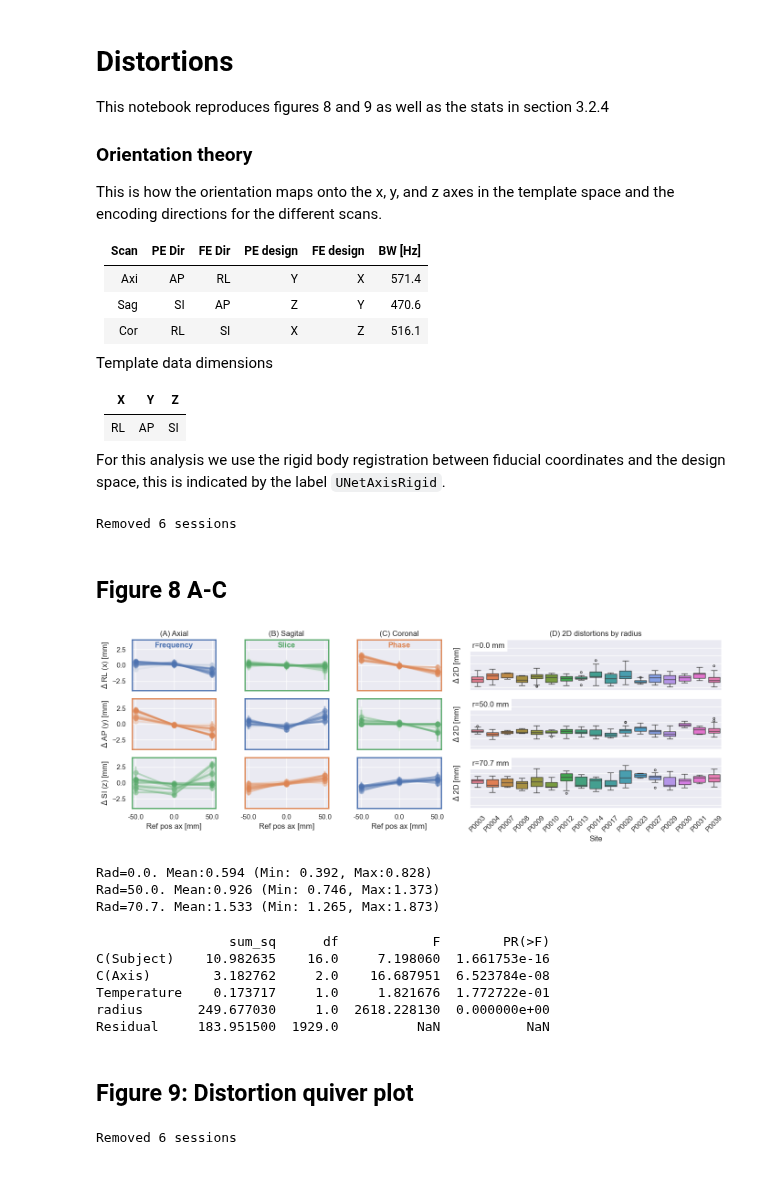
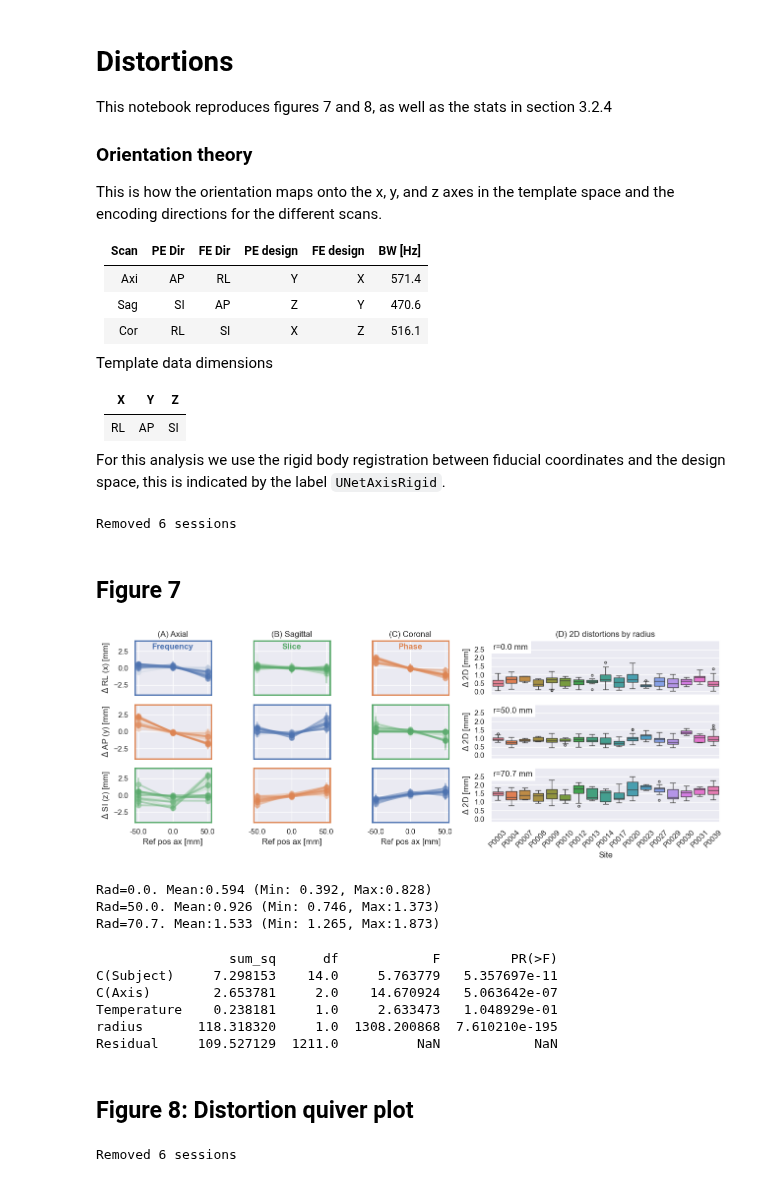
Before and after one commit to UNITY-Physics/unity_qa_paper, a Jupyter notebook: notebooks/distortions.ipynb, the cells around one changed output. Cells and saved outputs as stored; diff of their text form; code cells hidden in the pictures.

Commit message:
Updates and figure numbers

```diff
--- a/notebooks/distortions.ipynb
+++ b/notebooks/distortions.ipynb
@@ -1,7 +1,7 @@
 # %% [markdown]
 # Distortions
 
-This notebook reproduces figures 8 and 9 as well as the stats in section 3.2.4
+This notebook reproduces figures 7 and 8, as well as the stats in section 3.2.4
 
 ### Orientation theory
 
@@ -53,11 +53,11 @@ mean_rad_df = calc_mean_2D_dist_radius(df)
 # %% [output]
 Removed 6 sessions
 # %% [markdown]
-## Figure 8 A-C
+## Figure 7
 # %%
 # Figure showing distortions along phase, frequency and slice encoding direction
 sns.set_theme()
-fig, axes = plt.subplots(3,4,figsize=(14,5), width_ratios=[1,1,1,3], layout='tight')
+fig, axes = plt.subplots(3,4,figsize=(13,5), width_ratios=[1,1,1,3], squeeze=True)
 my_colors = {'frequency':'C00', 'phase':'C01', 'slice':'C02'}
 
 for icol,my_or in enumerate(['axi', 'sag', 'cor']):
@@ -77,7 +77,7 @@ for ax in axes[:-1,:].flatten():
     ax.set_xlabel(None)
     ax.set_xticklabels([])
 
-for ax in axes[:,1:].flatten():
+for ax in axes[:,1:-1].flatten():
     ax.set_ylabel(None)
     ax.set_yticklabels([])
 
@@ -94,7 +94,7 @@ axes[0,2].text(x, y, 'Phase', color=my_colors['phase'], **text_opt)
 axes[0,1].text(x, y, 'Slice', color=my_colors['slice'], **text_opt)
 
 axes[0,0].set_title("(A) Axial")
-axes[0,1].set_title("(B) Sagital")
+axes[0,1].set_title("(B) Sagittal")
 axes[0,2].set_title("(C) Coronal")
 
 for ax in [axes[0,0], axes[1,1], axes[2,2]]:
@@ -116,35 +116,36 @@ for ax in axes[2,:].flatten():
     ax.set_xlabel('Ref pos ax [mm]')
 
 for ax in axes[:3,:3].flatten():
     ax.grid('both')
     ax.set_xlim([-0.1, 2.1])
 
 # Subplot D
 sns.boxplot(mean_rad_df.loc[mean_rad_df.r_ref_level=='0.0'], x='Subject', y='Mean_2D', hue='Subject', flierprops={"marker": "."}, ax=axes[0,3])
 sns.boxplot(mean_rad_df.loc[mean_rad_df.r_ref_level=='50.0'], x='Subject', y='Mean_2D',hue='Subject',flierprops={"marker": "."}, ax=axes[1,3])
 sns.boxplot(mean_rad_df.loc[mean_rad_df.r_ref_level=='70.7'], x='Subject', y='Mean_2D',hue='Subject',flierprops={"marker": "."}, ax=axes[2,3])
 
 axes[0,3].text(-.35, 2.5, 'r=0.0 mm', bbox=dict(facecolor='white', edgecolor='none'), ha='left')
 axes[1,3].text(-.35, 2.5, 'r=50.0 mm', bbox=dict(facecolor='white', edgecolor='none'), ha='left')
 axes[2,3].text(-.35, 2.5, 'r=70.7 mm', bbox=dict(facecolor='white', edgecolor='none'), ha='left')
 
 for ax in axes[:2,3]:
     ax.set_xlabel(None)
     ax.set_xticklabels([])
 
 for ax in axes[:,3]:
     ax.set_ylim([-.2,3])
     ax.set_yticks([0,.5,1,1.5,2,2.5])
     ax.set_ylabel('$\Delta$ 2D [mm]')
 
 axes[2,3].tick_params(axis='x', rotation=45)
 axes[2,3].set_xlabel('Site')
 axes[0,3].set_title('(D) 2D distortions by radius')
 
-plt.savefig('../results/figure8_encoding_distortions.png', dpi=300)
+plt.tight_layout()
+plt.savefig('../results/figure7_encoding_distortions.png', dpi=300)
 plt.show()
 # %% [output]
-[figure, old version]
+[figure, new version]
 # %%
 # Mean in difference between sites
 for rad in ['0.0', '50.0', '70.7']:
@@ -159,21 +160,24 @@ Rad=0.0. Mean:0.594 (Min: 0.392, Max:0.828)
 Rad=50.0. Mean:0.926 (Min: 0.746, Max:1.373)
 Rad=70.7. Mean:1.533 (Min: 1.265, Max:1.873)
 # %%
+# Effect of censoring the temperature
+my_df2 = mean_rad_df[mean_rad_df.Temperature < 24.5]
+
 # Check which factors that influence the magnitude distortion
 formula = 'Mean_2D ~ Temperature + radius + C(Subject) + C(Axis)'
-model = smf.ols(formula, data=mean_rad_df).fit()
+model = smf.ols(formula, data=my_df2).fit()
 anova_results = sm.stats.anova_lm(model, typ=2)
 
 print(anova_results)
 # %% [output]
-                 sum_sq      df            F        PR(>F)
-C(Subject)    10.982635    16.0     7.198060  1.661753e-16
-C(Axis)        3.182762     2.0    16.687951  6.523784e-08
-Temperature    0.173717     1.0     1.821676  1.772722e-01
-radius       249.677030     1.0  2618.228130  0.000000e+00
-Residual     183.951500  1929.0          NaN           NaN
+                 sum_sq      df            F         PR(>F)
+C(Subject)     7.298153    14.0     5.763779   5.357697e-11
+C(Axis)        2.653781     2.0    14.670924   5.063642e-07
+Temperature    0.238181     1.0     2.633473   1.048929e-01
+radius       118.318320     1.0  1308.200868  7.610210e-195
+Residual     109.527129  1211.0          NaN            NaN
 # %% [markdown]
-## Figure 9: Distortion quiver plot
+## Figure 8: Distortion quiver plot
 # %%
 from ghost.phantom import Caliber137
 import nibabel as nib
```
Also changed, not shown: parts of 5 cells of this notebook, 8 other files.
